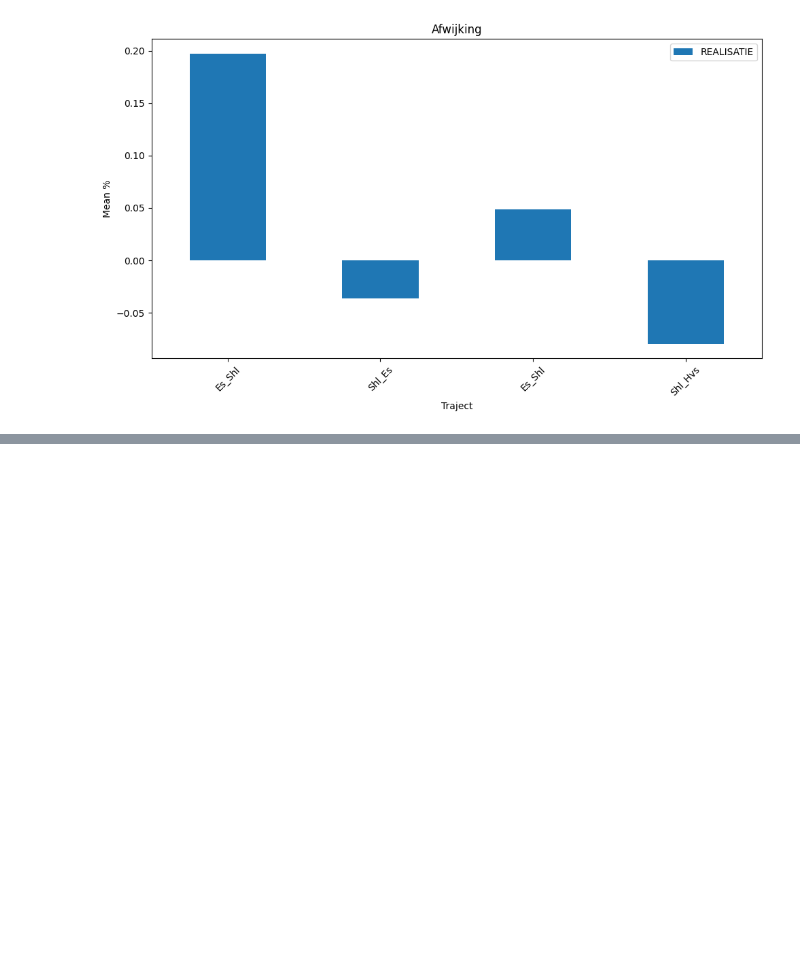
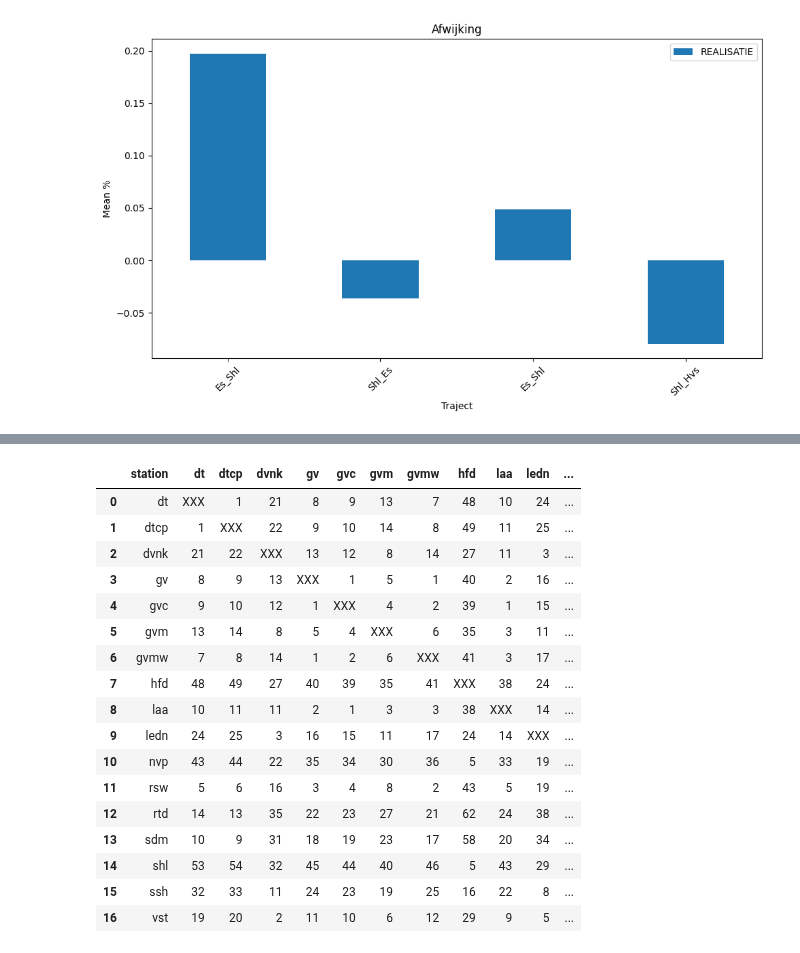
Before and after one commit to Merelkramer/Group2_NS, a Jupyter notebook: DataVisualistation_Luuk.ipynb, the cells around one changed output, grey strips where cells are left out. Drawn from its saved outputs; the diff is of its cells as text; code cells hidden in the pictures; blank space fills up the shorter version.

```diff
--- a/DataVisualistation_Luuk.ipynb
+++ b/DataVisualistation_Luuk.ipynb
@@ -105,3 +105,44 @@ display(df)
 | 27 | 1 | 6 | Shl_Asdz | Weekend | 1600 | 14:38:00 | 14:43:34 | ... |
 | 28 | 1 | 6 | Asdz_Dvd | Weekend | 1600 | 14:45:00 | 14:49:29 | ... |
 | 29 | 1 | 6 | Dvd_Hvs | Weekend | 1600 | 14:50:00 | 15:05:45 | ... |
+# %%
+df2 = pd.read_csv("data/Train_distances.csv")
+
+df2.head()
+
+stations = [
+    "Dvnk", "Dt", "Dtcp", "Gvc", "Gv", "Laa", "Gvm", "Gvmw",
+    "Hfd", "Ledn", "Nvp", "Rsw", "Rtd", "Ssh", "Sdm", "Shl", "Vst"
+]
+
+stations_lower = [s.lower() for s in stations]
+df2.columns = [c.lower()for c in df2.columns]
+
+df2["station"] = df2["station"].str.lower()
+df2_filtered = df2[df2["station"].isin(stations_lower)]
+
+cols_to_keep = ["station"] + [c for c in df2.columns if c in stations_lower]
+df2_filtered = df2_filtered[cols_to_keep]
+
+df2_filtered = df2_filtered.reset_index(drop=True)
+
+display(df2_filtered)
+# %% [output]
+|  | station | dt | dtcp | dvnk | gv | gvc | gvm | gvmw | hfd | laa | ledn | ... |
+| 0 | dt | XXX | 1 | 21 | 8 | 9 | 13 | 7 | 48 | 10 | 24 | ... |
+| 1 | dtcp | 1 | XXX | 22 | 9 | 10 | 14 | 8 | 49 | 11 | 25 | ... |
+| 2 | dvnk | 21 | 22 | XXX | 13 | 12 | 8 | 14 | 27 | 11 | 3 | ... |
+| 3 | gv | 8 | 9 | 13 | XXX | 1 | 5 | 1 | 40 | 2 | 16 | ... |
+| 4 | gvc | 9 | 10 | 12 | 1 | XXX | 4 | 2 | 39 | 1 | 15 | ... |
+| 5 | gvm | 13 | 14 | 8 | 5 | 4 | XXX | 6 | 35 | 3 | 11 | ... |
+| 6 | gvmw | 7 | 8 | 14 | 1 | 2 | 6 | XXX | 41 | 3 | 17 | ... |
+| 7 | hfd | 48 | 49 | 27 | 40 | 39 | 35 | 41 | XXX | 38 | 24 | ... |
+| 8 | laa | 10 | 11 | 11 | 2 | 1 | 3 | 3 | 38 | XXX | 14 | ... |
+| 9 | ledn | 24 | 25 | 3 | 16 | 15 | 11 | 17 | 24 | 14 | XXX | ... |
+| 10 | nvp | 43 | 44 | 22 | 35 | 34 | 30 | 36 | 5 | 33 | 19 | ... |
+| 11 | rsw | 5 | 6 | 16 | 3 | 4 | 8 | 2 | 43 | 5 | 19 | ... |
+| 12 | rtd | 14 | 13 | 35 | 22 | 23 | 27 | 21 | 62 | 24 | 38 | ... |
+| 13 | sdm | 10 | 9 | 31 | 18 | 19 | 23 | 17 | 58 | 20 | 34 | ... |
+| 14 | shl | 53 | 54 | 32 | 45 | 44 | 40 | 46 | 5 | 43 | 29 | ... |
+| 15 | ssh | 32 | 33 | 11 | 24 | 23 | 19 | 25 | 16 | 22 | 8 | ... |
+| 16 | vst | 19 | 20 | 2 | 11 | 10 | 6 | 12 | 29 | 9 | 5 | ... |
```
Also changed, not shown: 1 other file.
